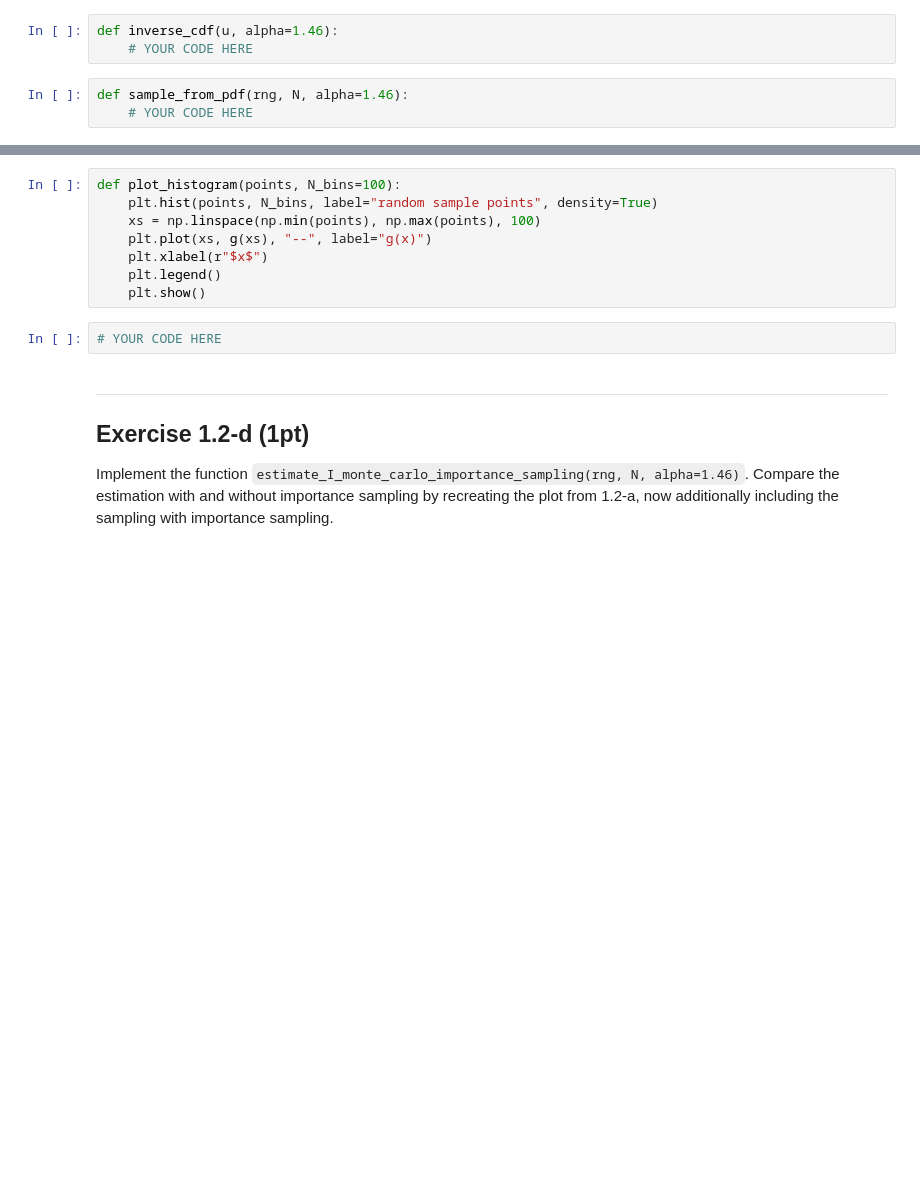
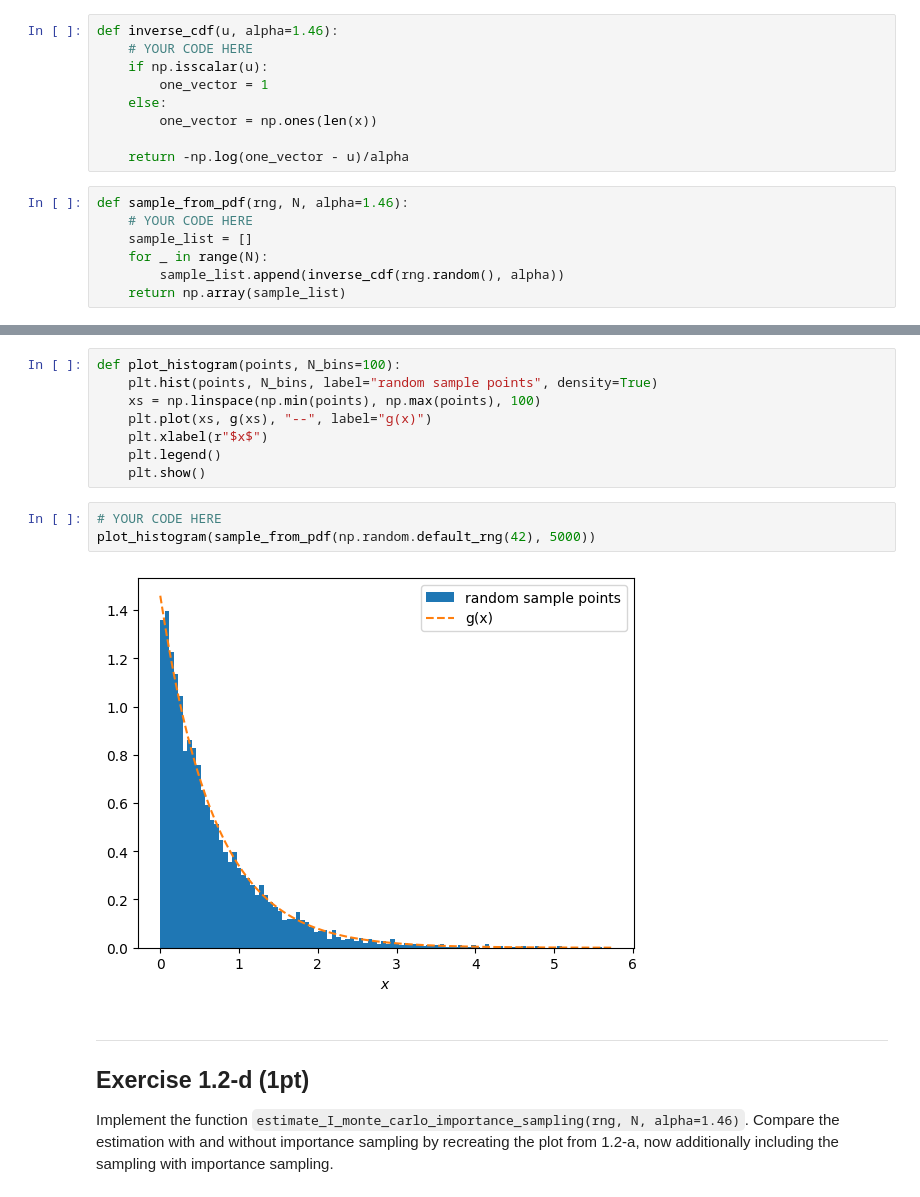
Before and after one commit to YommoY-official/CompManyBody, a Jupyter notebook: exercises/ex01_monte_carlo/ex01.2_importance_sampling.ipynb, the cells around one changed output, grey strips where cells are left out. Drawn from its saved outputs; the diff is of its cells as text; blank space fills up the shorter version.

```diff
--- a/exercises/ex01_monte_carlo/ex01.2_importance_sampling.ipynb
+++ b/exercises/ex01_monte_carlo/ex01.2_importance_sampling.ipynb
@@ -106,9 +160,19 @@ and its inverse $G^{-1}(u)$. Implement the functions `inverse_CDF(u, alpha=1.46)
 # %%
 def inverse_cdf(u, alpha=1.46):
     # YOUR CODE HERE
+    if np.isscalar(u):
+        one_vector = 1
+    else:
+        one_vector = np.ones(len(x))
+
+    return -np.log(one_vector - u)/alpha
 # %%
 def sample_from_pdf(rng, N, alpha=1.46):
     # YOUR CODE HERE
+    sample_list = []
+    for _ in range(N):
+        sample_list.append(inverse_cdf(rng.random(), alpha))
+    return np.array(sample_list)
 # %%
 # 1.2-d tests
 result_test = inverse_cdf(0.2)
@@ -128,6 +192,9 @@ def plot_histogram(points, N_bins=100):
     plt.show()
 # %%
 # YOUR CODE HERE
+plot_histogram(sample_from_pdf(np.random.default_rng(42), 5000))
+# %% [output]
+[figure, added]
 # %% [markdown]
 ---
 
```
Also changed, not shown: parts of 11 cells of this notebook, 2 other files.
